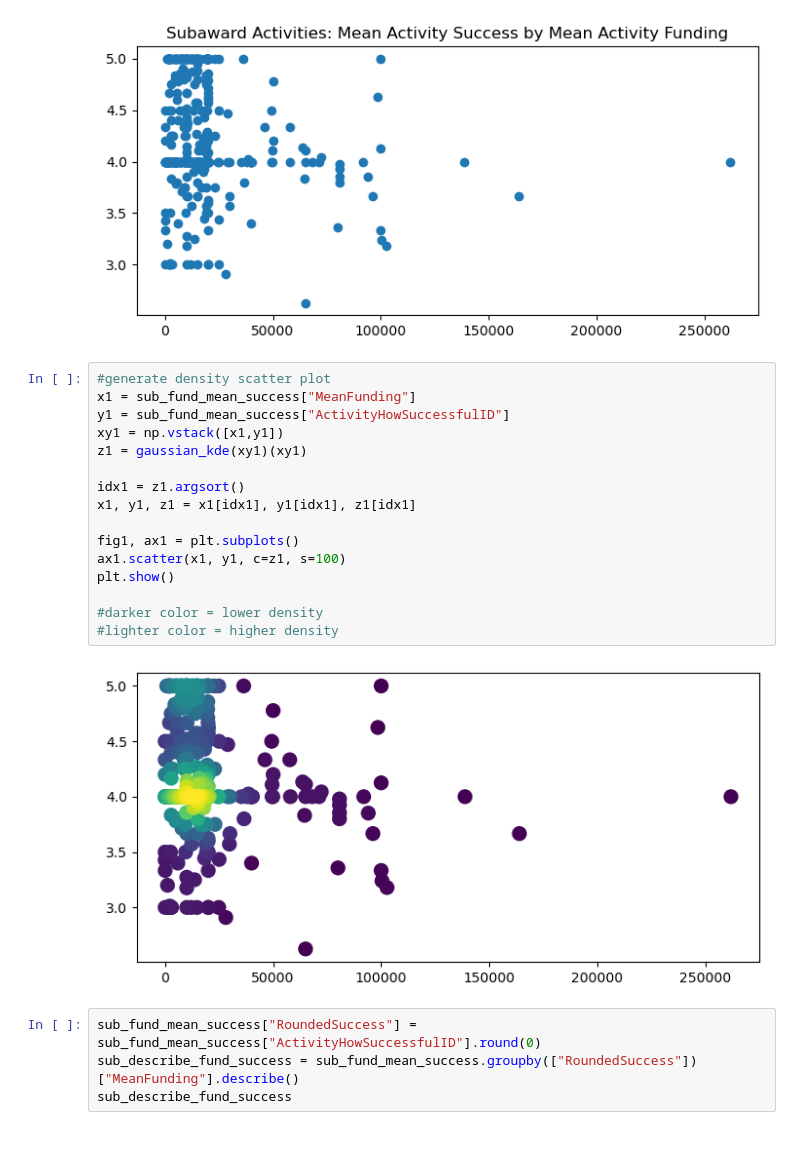
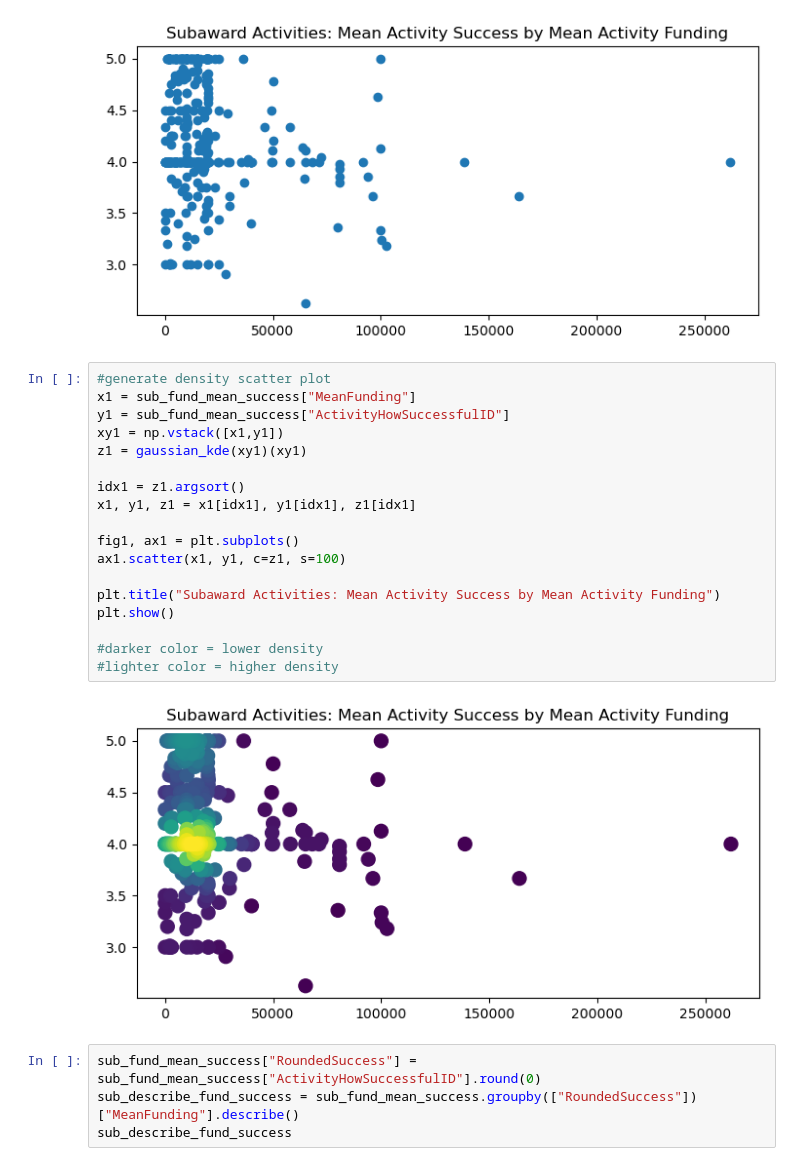
Before and after one commit to rachelfuu/nec-internship-project, a Jupyter notebook: NCDS-Project-Clean.ipynb, the cells around one changed output. Saved outputs shown, nothing was run; the diff lists cells and outputs as text.

```diff
--- a/NCDS-Project-Clean.ipynb
+++ b/NCDS-Project-Clean.ipynb
@@ -223,21 +235,23 @@ plt.scatter(sub_fund_mean_success["MeanFunding"], sub_fund_mean_success["Activit
 # %%
 #generate density scatter plot
 x1 = sub_fund_mean_success["MeanFunding"]
 y1 = sub_fund_mean_success["ActivityHowSuccessfulID"]
 xy1 = np.vstack([x1,y1])
 z1 = gaussian_kde(xy1)(xy1)
 
 idx1 = z1.argsort()
 x1, y1, z1 = x1[idx1], y1[idx1], z1[idx1]
 
 fig1, ax1 = plt.subplots()
 ax1.scatter(x1, y1, c=z1, s=100)
+
+plt.title("Subaward Activities: Mean Activity Success by Mean Activity Funding")
 plt.show()
 
 #darker color = lower density
 #lighter color = higher density
 # %% [output]
-[figure, old version]
+[figure, new version]
 # %%
 sub_fund_mean_success["RoundedSuccess"] = sub_fund_mean_success["ActivityHowSuccessfulID"].round(0)
 sub_describe_fund_success = sub_fund_mean_success.groupby(["RoundedSuccess"])["MeanFunding"].describe()
```
Also changed, not shown: parts of 35 cells of this notebook.
